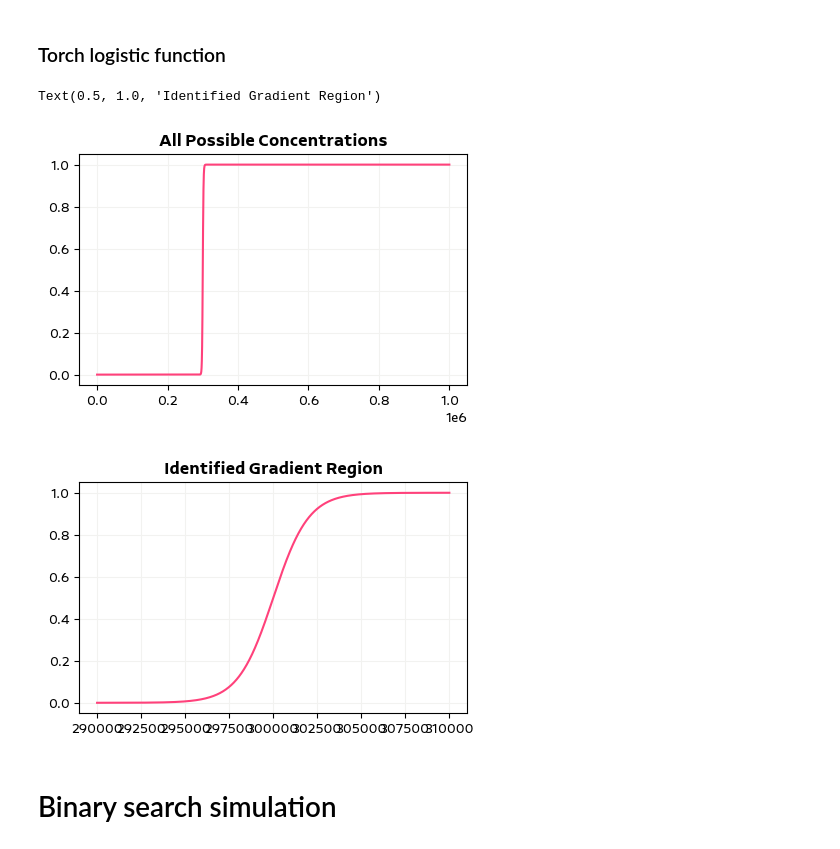
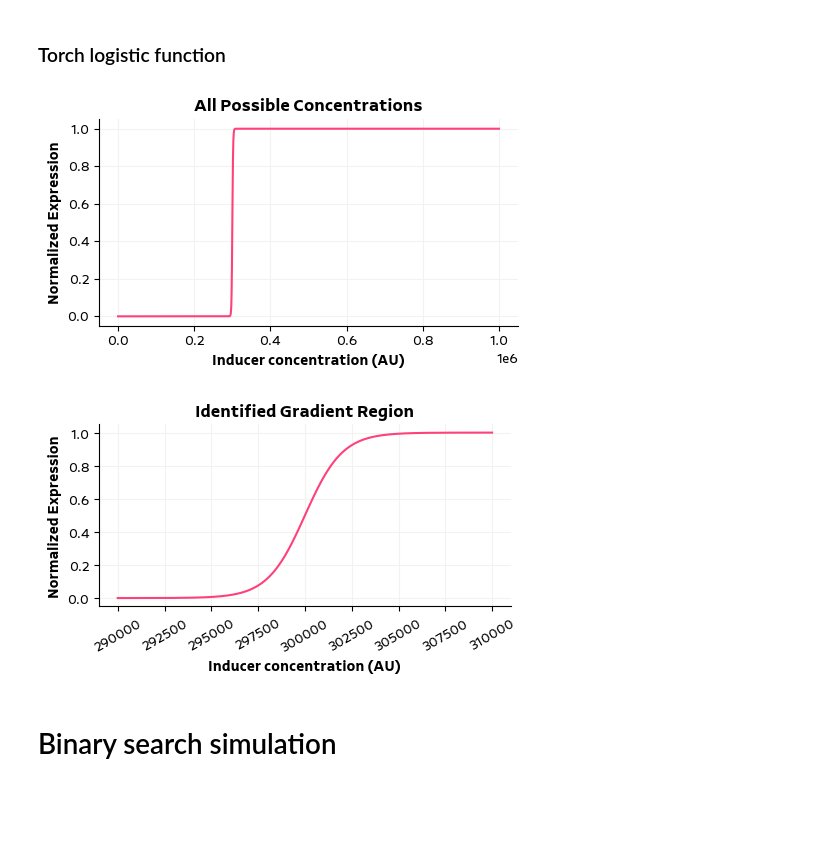
Before and after one commit to Sauciu1/BO-Coli, a Jupyter notebook: notebooks/binary_split_simulation.ipynb, the cells around one changed output. Drawn from its saved outputs; the diff is of its cells as text; code cells hidden in the pictures; blank space fills up the shorter version.

```diff
--- a/notebooks/binary_split_simulation.ipynb
+++ b/notebooks/binary_split_simulation.ipynb
@@ -15,19 +15,27 @@ Using font family: Brisbane Trial
 # %%
 linspace, logistic = distribution_functions.logistic_tensor(3e5, 1e-3, 0, 1e6)
 
 
 plt.figure(figsize=(5, 3))
 sns.lineplot(x=linspace.numpy(), y=logistic.numpy());
 plt.title("All Possible Concentrations")
+plt.ylabel("Normalized Expression")
+plt.xlabel("Inducer concentration (AU)")
+plt.tight_layout()
+plt.savefig("images/step_function.png", dpi=500)
 
 plt.figure(figsize=(5, 3))
 mask = (linspace > 2.9e5) & (linspace < 3.1e5)
 sns.lineplot(x=linspace[mask].numpy(), y=logistic[mask].numpy());
+plt.xticks(rotation=30)
 plt.title("Identified Gradient Region")
+plt.ylabel("Normalized Expression")
+plt.xlabel("Inducer concentration (AU)")
+plt.tight_layout()
+plt.savefig("images/gradient_region.png", dpi=500)
 # %% [output]
-Text(0.5, 1.0, 'Identified Gradient Region')
-[figure, old version]
+[figure, new version]
-[figure, old version]
+[figure, new version]
 # %% [markdown]
 # Binary search simulation
 # %%
```
Also changed, not shown: 3 other files.
